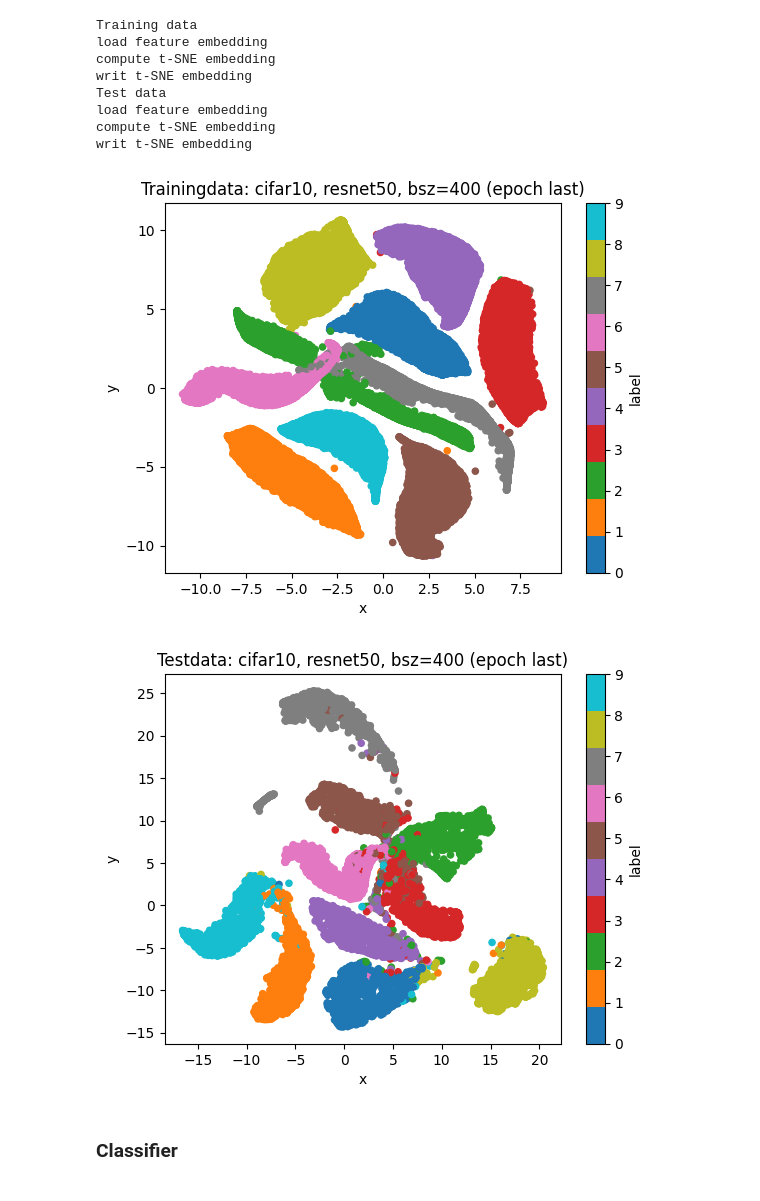
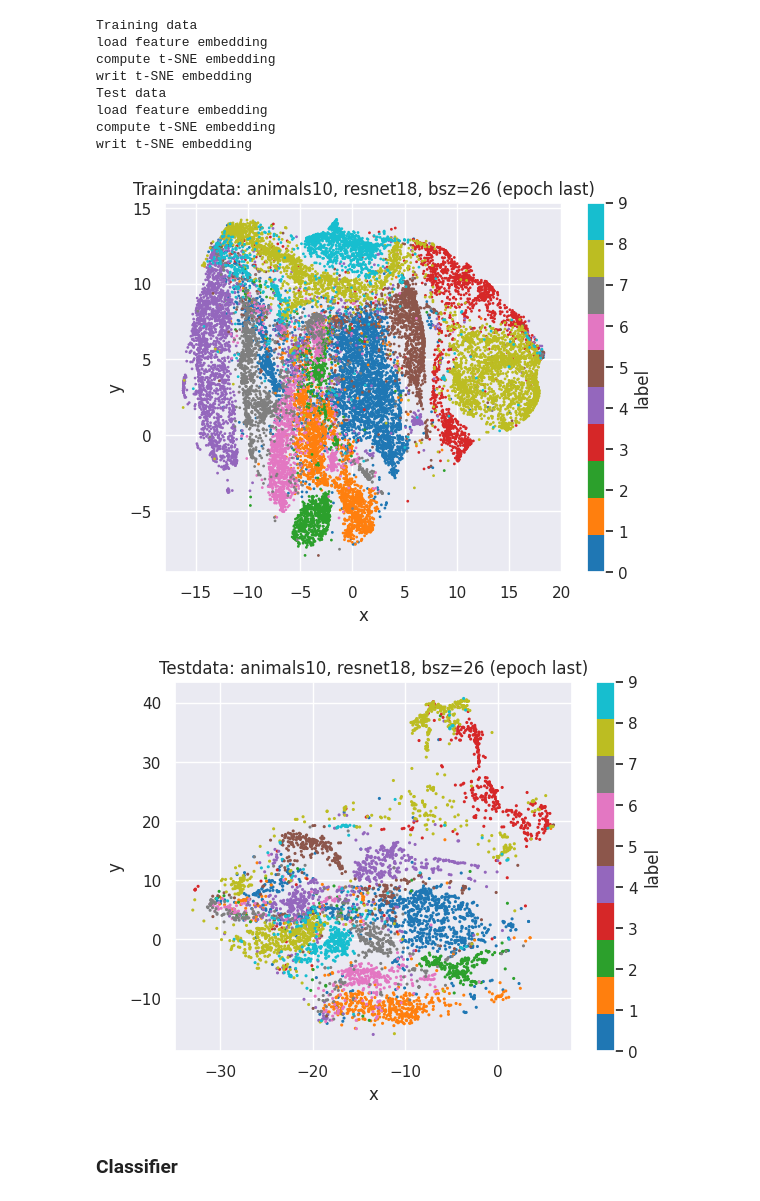
Before and after one commit to Thomas-Gottwald/SupContrastShape, a Jupyter notebook: validation.ipynb, the cells around one changed output. Cells and saved outputs as stored; diff of their text form; code cells hidden in the pictures.

Commit message:
change custom dataset naming and seaborn

```diff
--- a/validation.ipynb
+++ b/validation.ipynb
@@ -9,12 +9,15 @@ import numpy as np
 import pandas as pd
 import pickle
 import matplotlib.pyplot as plt
+import seaborn
 from torchvision import transforms, datasets
 from tqdm import tqdm
 from PIL import Image
 
 from networks.resnet_big import SupConResNet, model_dict
 from util_logging import add_tsne_to_run_md
+
+seaborn.set_theme(style="darkgrid")
 # %% [markdown]
 ### Parameters
 # %%
@@ -28,8 +31,12 @@ mean = (0.3837, 0.3704, 0.3072)
 std = (0.3268, 0.3187, 0.3051)
 
 # model checkpoint to validate
-root_model = "./save/SupCon/cifar10/SupCon_cifar10_resnet50_lr_0.5_decay_0.0001_bsz_400_temp_0.1_trial_0_cosine_warm/models/last.pth"
-# root_model = "./save/SupCon/path_models/SupCon_path_resnet18_lr_0.5_decay_0.0001_bsz_26_temp_0.1_trial_0_try2_cosine/ckpt_epoch_200.pth"
+# root_model = "./save/SupCon/cifar10/SupCon_cifar10_resnet50_lr_0.5_decay_0.0001_bsz_400_temp_0.1_trial_0_cosine_warm/models/last.pth"
+
+# root_model = "./save/SupCon/animals10/SupCon_animals10_resnet18_lr_0.5_decay_0.0001_bsz_26_temp_0.1_trial_0_try2_cosine/models/ckpt_epoch_250.pth"
+root_model = "./save/SupCon/animals10/SupCon_animals10_resnet18_lr_0.5_decay_0.0001_bsz_26_temp_0.1_trial_0_try2_cosine/models/last.pth"
+
+# root_model = "./save/SupCon/animals10/SupCon_animals10_resnet18_lr_0.5_decay_0.0001_bsz_16_temp_0.1_trial_0_CropSize32_cosine/models/last.pth"
 # %%
 tsenecuda_venv_lib64 = os.path.join(tsenecuda_venv, "lib64")
 tsenecuda_venv_interpreter = os.path.join(tsenecuda_venv, "bin/python")
@@ -99,7 +106,8 @@ elif params['dataset'] == 'cifar100':
     val_dataset = datasets.CIFAR100(root=root_test,
                                     train=False,
                                     transform=val_transform)
-elif params['dataset'] == 'path':
+else:
+# elif params['dataset'] == 'path':# TODO remove "path dataset"
     train_dataset = datasets.ImageFolder(root=root_train,
                                          transform=val_transform)
     val_dataset = datasets.ImageFolder(root=root_test,
@@ -193,36 +199,36 @@ writ t-SNE embedding
 # %%
 save_plot = True
 
 with open(os.path.join(path_embeddings, "embedding_tSNE_train"), 'rb') as f:
     entry = pickle.load(f, encoding='latin1')
     embedding_tSNE_train = entry['data']
     labels_train = entry['labels']
 df_train = pd.DataFrame.from_dict({'x': embedding_tSNE_train[:,0], 'y': embedding_tSNE_train[:,1], 'label': labels_train})
 
 with open(os.path.join(path_embeddings, "embedding_tSNE_test"), 'rb') as f:
     entry = pickle.load(f, encoding='latin1')
     embedding_tSNE_test = entry['data']
     labels_test = entry['labels']
 df_test = pd.DataFrame.from_dict({'x': embedding_tSNE_test[:,0], 'y': embedding_tSNE_test[:,1], 'label': labels_test})
 
 if save_plot:
-    df_train.plot.scatter(x='x', y='y', c='label', colormap='tab10',
+    df_train.plot.scatter(x='x', y='y', c='label', colormap='tab10', s=1,
                           title=f"Trainingdata: {params['dataset']}, {params['model_name']}, bsz={params['bsz']} (epoch {epoch})"
                           ).get_figure().savefig(os.path.join(path_embeddings, f"tSNE_epoch_{epoch}_train.png"))
-    df_test.plot.scatter(x='x', y='y', c='label', colormap='tab10',
+    df_test.plot.scatter(x='x', y='y', c='label', colormap='tab10', s=1.5,
                          title=f"Testdata: {params['dataset']}, {params['model_name']}, bsz={params['bsz']} (epoch {epoch})"
                          ).get_figure().savefig(os.path.join(path_embeddings, f"tSNE_epoch_{epoch}_test.png"))
 
     add_tsne_to_run_md(path=path_run_md, epoch=epoch)
 else:
     fig, axs = plt.subplots(nrows=2, figsize=(7, 10))
-    df_train.plot.scatter(x='x', y='y', c='label', colormap='tab10', ax=axs[0],
+    df_train.plot.scatter(x='x', y='y', c='label', colormap='tab10', s=1, ax=axs[0],
                         title=f"Trainingdata: {params['dataset']}, {params['model_name']}, bsz={params['bsz']} (epoch {epoch})")
-    df_test.plot.scatter(x='x', y='y', c='label', colormap='tab10', ax=axs[1],
+    df_test.plot.scatter(x='x', y='y', c='label', colormap='tab10', s=1.5, ax=axs[1],
                         title=f"Testdata: {params['dataset']}, {params['model_name']}, bsz={params['bsz']} (epoch {epoch})")
 # %% [output]
-[figure, old version]
+[figure, new version]
-[figure, old version]
+[figure, new version]
 # %% [markdown]
 ### Classifier
 # %%
```
Also changed, not shown: parts of 9 cells of this notebook, 5 other files.
